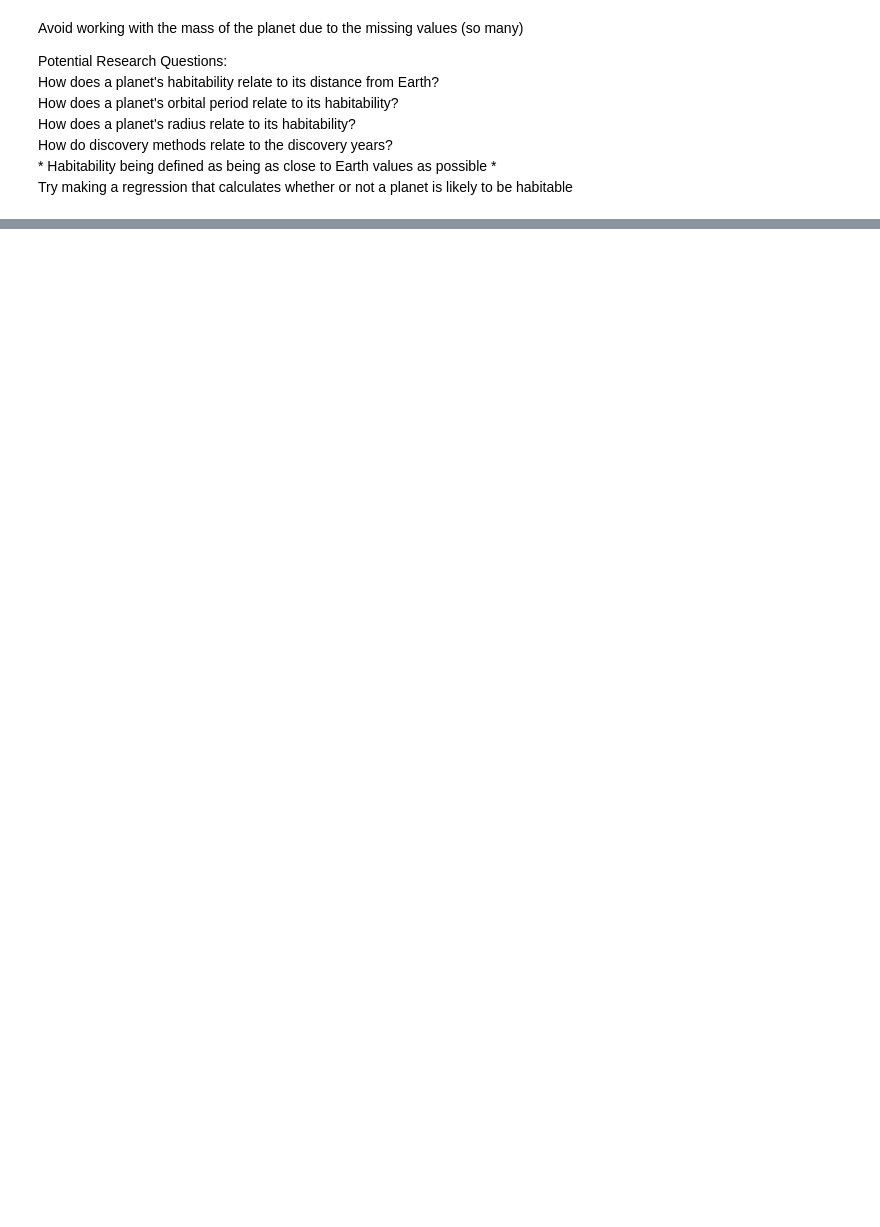
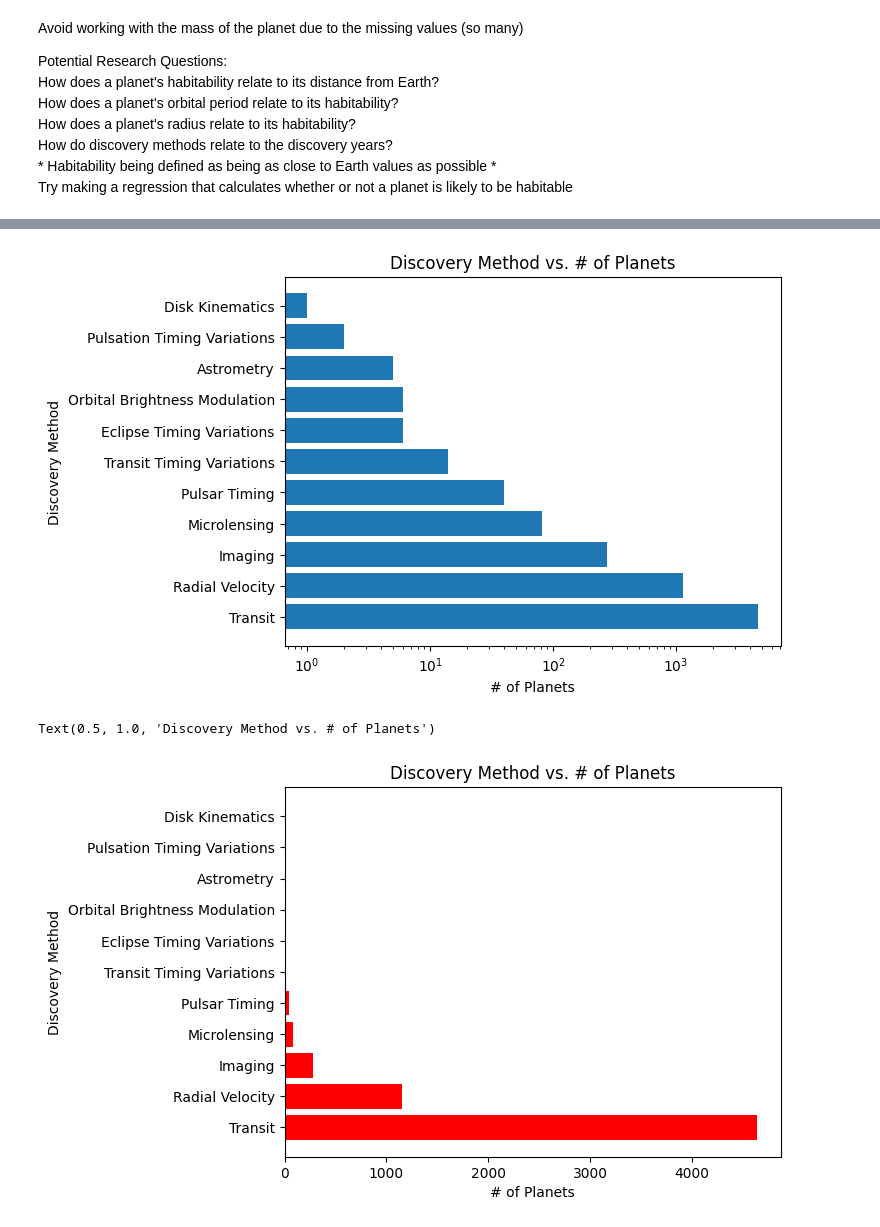
Before and after one commit to k-loaeza/dsrp, a Jupyter notebook: projectkloaeza.ipynb, the cells around one changed output, grey strips where cells are left out. Cells and saved outputs as stored; diff of their text form; code cells hidden in the pictures; blank space fills up the shorter version.

```diff
--- a/projectkloaeza.ipynb
+++ b/projectkloaeza.ipynb
@@ -160,0 +196,19 @@ plt.show()
+# %%
+# Exoplanets discovered with every discovery method
+x = dataD['disc_method'].unique()
+y = dataD['disc_method'].value_counts()
+plt.barh(x, y)
+plt.xscale('log')
+plt.xlabel('# of Planets')
+plt.ylabel('Discovery Method')
+plt.title('Discovery Method vs. # of Planets')
+plt.show()
+
+plt.barh(x, y, color= 'red')
+plt.xlabel('# of Planets')
+plt.ylabel('Discovery Method')
+plt.title('Discovery Method vs. # of Planets')
+# %% [output]
+[figure, added]
+Text(0.5, 1.0, 'Discovery Method vs. # of Planets')
+[figure, added]
```
Also changed, not shown: parts of 13 cells of this notebook.
